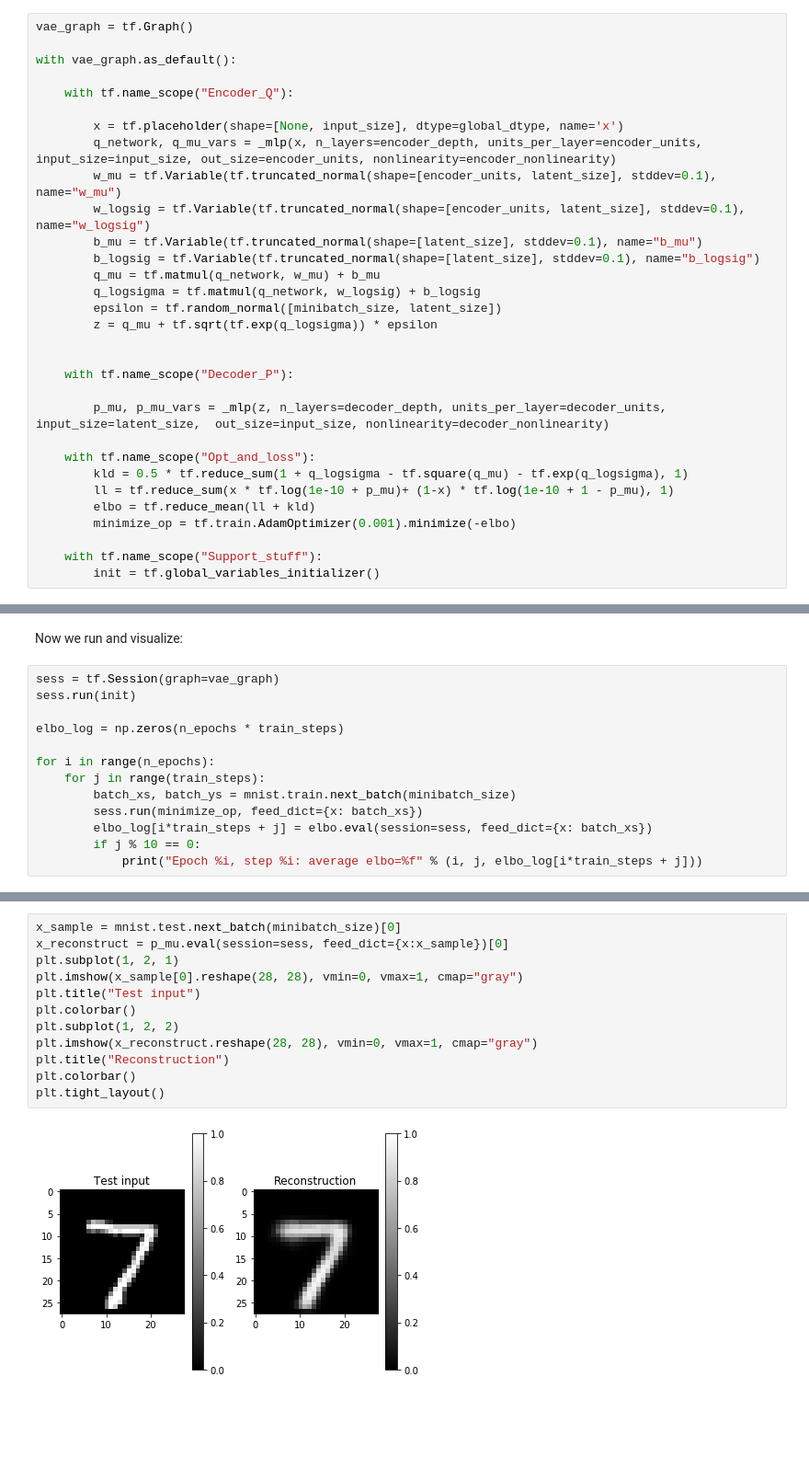
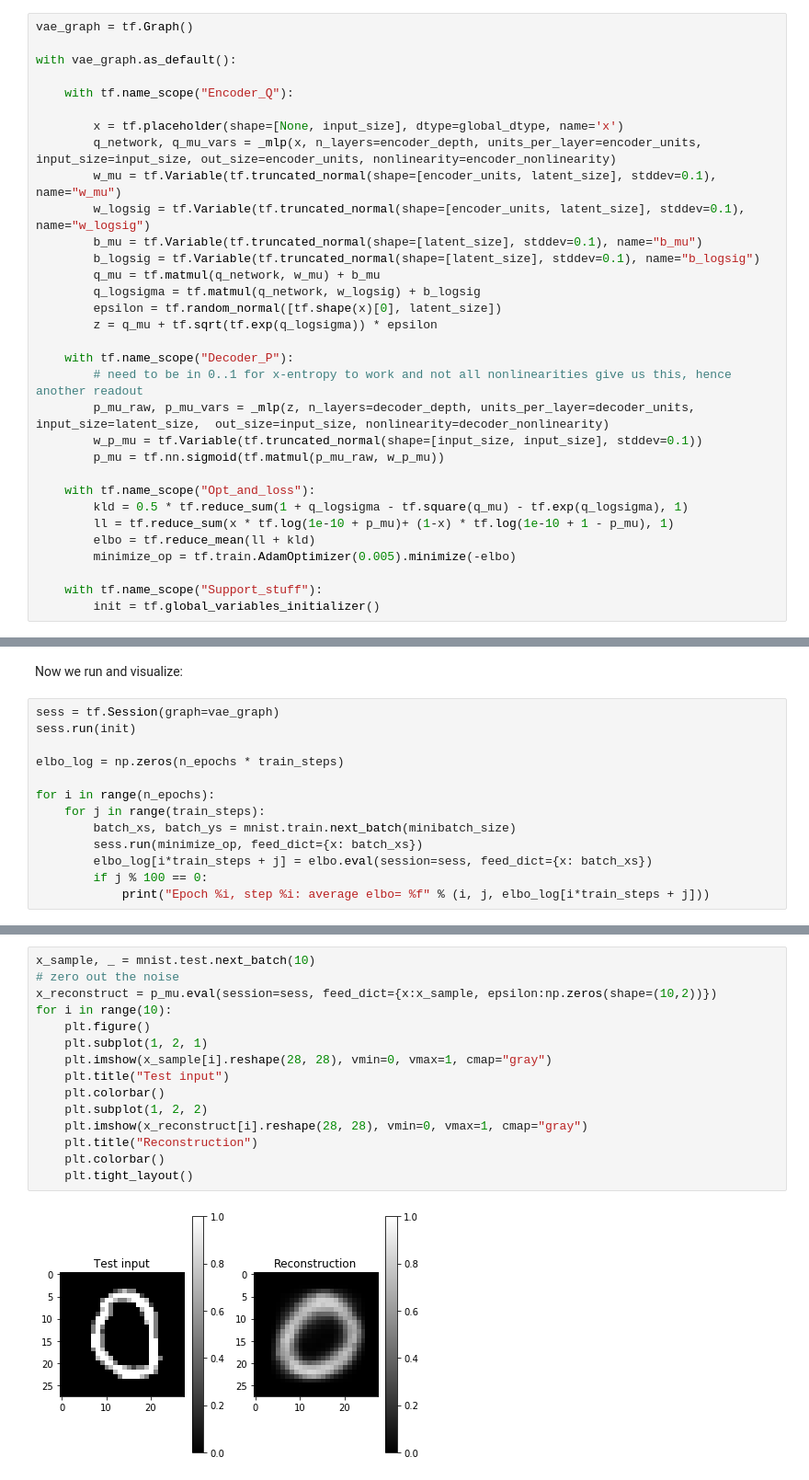
Before and after one commit to mshvartsman/vae-tf-bootcamp, a Jupyter notebook: VAE_mshvartsman.ipynb, the cells around one changed output, grey strips where cells are left out. Shown at 92% size. Drawn from its saved outputs; the diff is of its cells as text; blank space fills up the shorter version.

```diff
--- a/VAE_mshvartsman.ipynb
+++ b/VAE_mshvartsman.ipynb
@@ -380,19 +380,20 @@ with vae_graph.as_default():
         b_logsig = tf.Variable(tf.truncated_normal(shape=[latent_size], stddev=0.1), name="b_logsig")
         q_mu = tf.matmul(q_network, w_mu) + b_mu
         q_logsigma = tf.matmul(q_network, w_logsig) + b_logsig
-        epsilon = tf.random_normal([minibatch_size, latent_size])
+        epsilon = tf.random_normal([tf.shape(x)[0], latent_size])
         z = q_mu + tf.sqrt(tf.exp(q_logsigma)) * epsilon
 
-
     with tf.name_scope("Decoder_P"):
-
-        p_mu, p_mu_vars = _mlp(z, n_layers=decoder_depth, units_per_layer=decoder_units, input_size=latent_size,  out_size=input_size, nonlinearity=decoder_nonlinearity)
+        # need to be in 0..1 for x-entropy to work and not all nonlinearities give us this, hence another readout
+        p_mu_raw, p_mu_vars = _mlp(z, n_layers=decoder_depth, units_per_layer=decoder_units, input_size=latent_size,  out_size=input_size, nonlinearity=decoder_nonlinearity)
+        w_p_mu = tf.Variable(tf.truncated_normal(shape=[input_size, input_size], stddev=0.1))
+        p_mu = tf.nn.sigmoid(tf.matmul(p_mu_raw, w_p_mu))
 
     with tf.name_scope("Opt_and_loss"):
         kld = 0.5 * tf.reduce_sum(1 + q_logsigma - tf.square(q_mu) - tf.exp(q_logsigma), 1)
         ll = tf.reduce_sum(x * tf.log(1e-10 + p_mu)+ (1-x) * tf.log(1e-10 + 1 - p_mu), 1)
         elbo = tf.reduce_mean(ll + kld)
-        minimize_op = tf.train.AdamOptimizer(0.001).minimize(-elbo)
+        minimize_op = tf.train.AdamOptimizer(0.005).minimize(-elbo)
 
     with tf.name_scope("Support_stuff"):
         init = tf.global_variables_initializer()
@@ -413,6 +414,6 @@ for i in range(n_epochs):
         batch_xs, batch_ys = mnist.train.next_batch(minibatch_size)
         sess.run(minimize_op, feed_dict={x: batch_xs})
         elbo_log[i*train_steps + j] = elbo.eval(session=sess, feed_dict={x: batch_xs})
-        if j % 10 == 0:
-            print("Epoch %i, step %i: average elbo=%f" % (i, j, elbo_log[i*train_steps + j]))
+        if j % 100 == 0:
+            print("Epoch %i, step %i: average elbo= %f" % (i, j, elbo_log[i*train_steps + j]))
 # %% [output]
@@ -441,14 +444,17 @@ plt.plot(elbo_log)
 # %%
-x_sample = mnist.test.next_batch(minibatch_size)[0]
-x_reconstruct = p_mu.eval(session=sess, feed_dict={x:x_sample})[0]
-plt.subplot(1, 2, 1)
-plt.imshow(x_sample[0].reshape(28, 28), vmin=0, vmax=1, cmap="gray")
-plt.title("Test input")
-plt.colorbar()
-plt.subplot(1, 2, 2)
-plt.imshow(x_reconstruct.reshape(28, 28), vmin=0, vmax=1, cmap="gray")
-plt.title("Reconstruction")
-plt.colorbar()
-plt.tight_layout()
+x_sample, _ = mnist.test.next_batch(10)
+# zero out the noise
+x_reconstruct = p_mu.eval(session=sess, feed_dict={x:x_sample, epsilon:np.zeros(shape=(10,2))})
+for i in range(10):
+    plt.figure()
+    plt.subplot(1, 2, 1)
+    plt.imshow(x_sample[i].reshape(28, 28), vmin=0, vmax=1, cmap="gray")
+    plt.title("Test input")
+    plt.colorbar()
+    plt.subplot(1, 2, 2)
+    plt.imshow(x_reconstruct[i].reshape(28, 28), vmin=0, vmax=1, cmap="gray")
+    plt.title("Reconstruction")
+    plt.colorbar()
+    plt.tight_layout()
 # %% [output]
-[figure, old version]
+[figure, new version]
```
Also changed, not shown: parts of 9 cells of this notebook.
